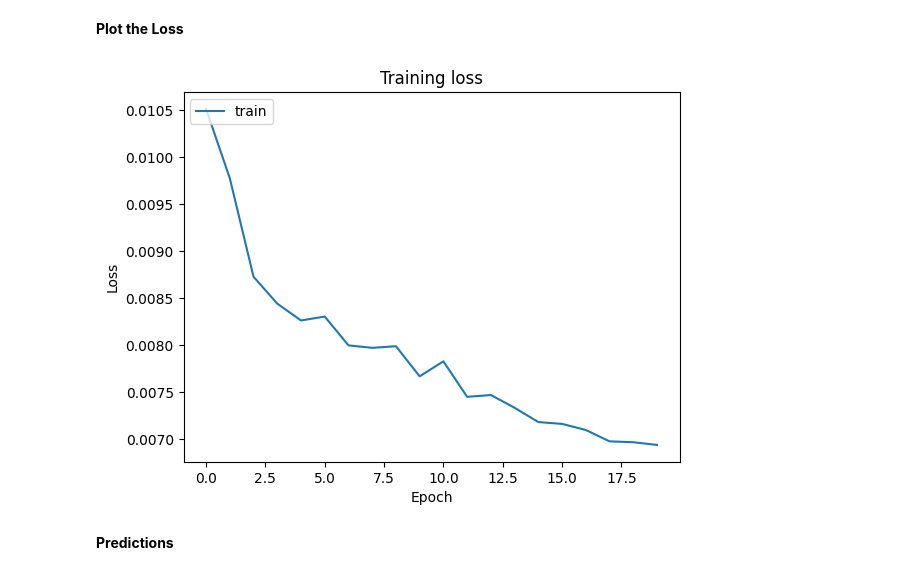
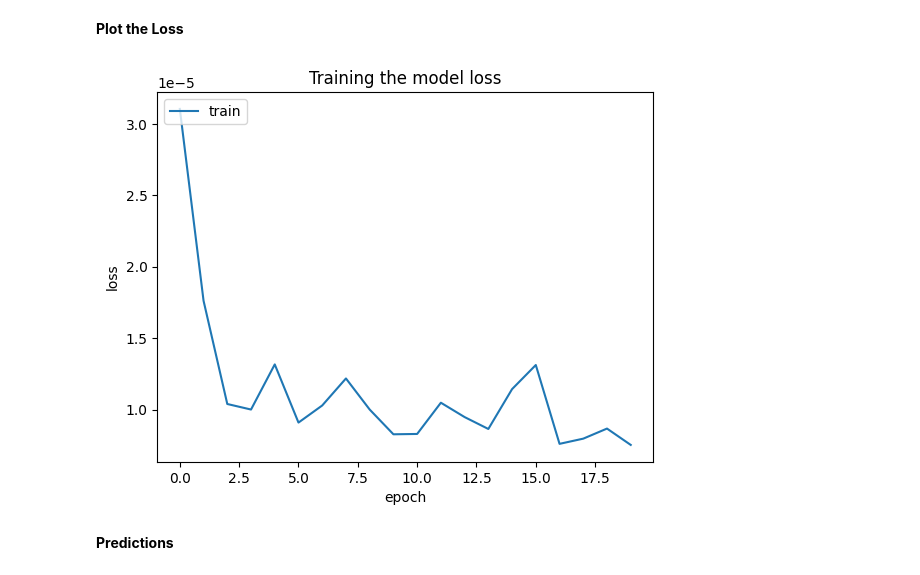
Before and after one commit to freshpex/AI-Final-Project, a Jupyter notebook: AI_Final_Project.ipynb, the cells around one changed output. Saved outputs shown, nothing was run; the diff lists cells and outputs as text; code cells hidden in the pictures.

Commit message:
Add Combined dataset

```diff
--- a/AI_Final_Project.ipynb
+++ b/AI_Final_Project.ipynb
@@ -75,0 +59,14 @@ combined_df.describe()
+# %%
+# Remove time and timezone from 'Date' column
+df['Date'] = df['Date'].str.split(' ').str[0]
+
+# Convert the 'Date' column to datetime format, handling errors
+df['Date'] = pd.to_datetime(df['Date'], errors='coerce', infer_datetime_format=True)
+
+# drop rows with NaT values in the 'Date' column
+df.dropna(subset=['Date'], inplace=True)
+
+# Set the 'Date' column as the index
+df.set_index('Date', inplace=True)
+
+df.head()
@@ -86,13 +107,13 @@ plt.show()
 # %% [markdown]
 **LSTM**
 # %%
-# we want to Normalize the data to make convergence faster
+# we want to make convergence faster
 scaler = MinMaxScaler(feature_range=(0, 1))
-scaled_data = scaler.fit_transform(combined_df)
+scaled_data = scaler.fit_transform(df[['Close']])
 # %% [markdown]
 **Training** **and** **Testing**
 # %%
-# split the scaled datat into training sets, we are going to use 80 to 20%
+# split the scaled data into training sets, we are going to use 80 to 20%
 train_size = int(len(scaled_data) * 0.8)
 train_data, test_data = scaled_data[:train_size], scaled_data[train_size:]
 
@@ -101,9 +122,9 @@ def create_dataset(data, time_step=1):
     X = []
     y = []
     for i in range(len(data) - time_step - 1):
-        a = data[i:(i + time_step)]
+        a = data[i:(i + time_step), 0]
         X.append(a)
-        y.append(data[i + time_step, 3])
+        y.append(data[i + time_step, 0])
     return np.array(X), np.array(y)
 
 time_step = 60
@@ -111,15 +132,14 @@ X_train, y_train = create_dataset(train_data, time_step)
 X_test, y_test = create_dataset(test_data, time_step)
 
 # Reshapes the input
-X_train = X_train.reshape(X_train.shape[0], X_train.shape[1], X_train.shape[2])
-X_test = X_test.reshape(X_test.shape[0], X_test.shape[1], X_test.shape[2])
+X_train = X_train.reshape(X_train.shape[0], X_train.shape[1], 1)
+X_test = X_test.reshape(X_test.shape[0], X_test.shape[1], 1)
 # %% [markdown]
 **Build and Train**
 # %%
-# Build the LSTM model
 model = Sequential()
 
-model.add(LSTM(100, return_sequences=True, input_shape=(time_step, X_train.shape[2])))
+model.add(LSTM(100, return_sequences=True, input_shape=(time_step, 1)))
 model.add(Dropout(0.2))
 
 model.add(LSTM(100, return_sequences=True))
@@ -159,13 +179,13 @@ Epoch 20/20
 **Plot the Loss**
 # %%
 plt.plot(hist.history['loss'])
-plt.title('Training loss')
-plt.xlabel('Epoch')
-plt.ylabel('Loss')
+plt.title('Training the model loss')
+plt.xlabel('epoch')
+plt.ylabel('loss')
 plt.legend(['train'], loc='upper left')
 plt.show()
 # %% [output]
-[figure, old version]
+[figure, new version]
 # %% [markdown]
 **Predictions**
 # %%
```
Also changed, not shown: parts of 20 cells of this notebook, 13 other files.
